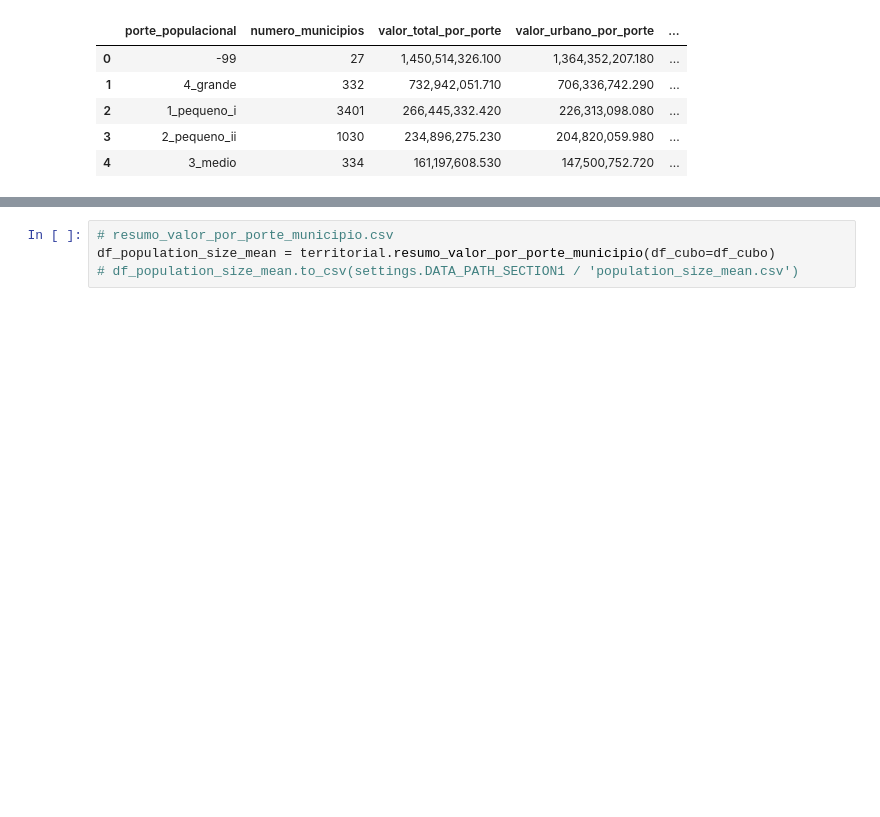
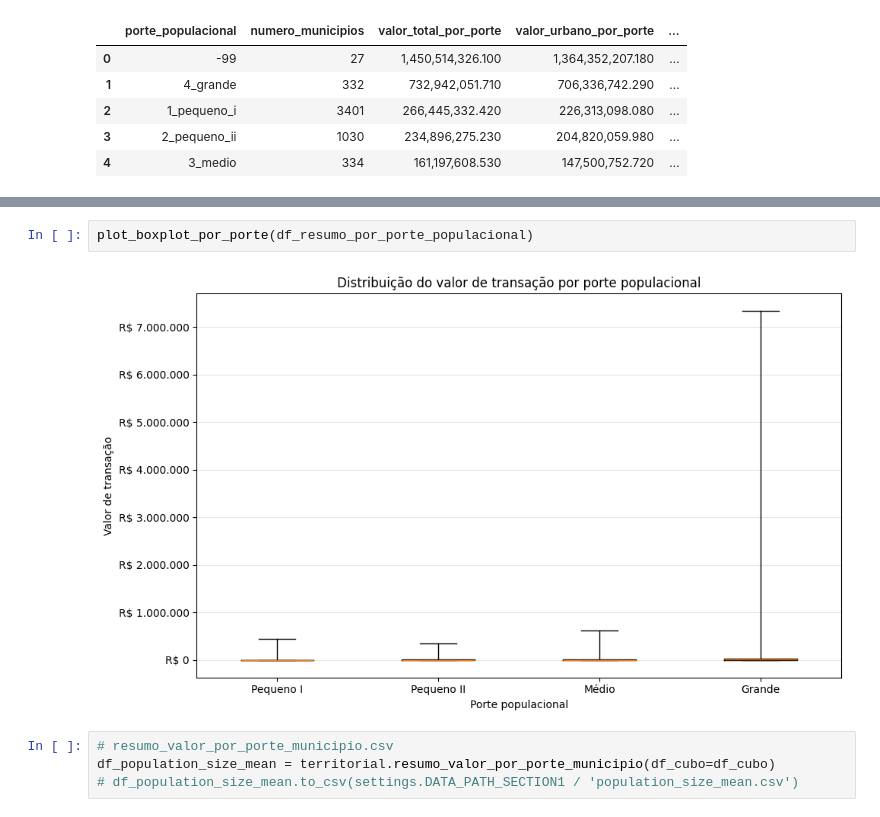
Before and after one commit to SGE-Subsecretaria-de-Gestao-Estrategica/pnab-data-vis, a Jupyter notebook: src/notebooks/v2_gabriel_create_csv.ipynb, the cells around one changed output, grey strips where cells are left out. Drawn from its saved outputs; the diff is of its cells as text; blank space fills up the shorter version.

```diff
--- a/src/notebooks/v2_gabriel_create_csv.ipynb
+++ b/src/notebooks/v2_gabriel_create_csv.ipynb
@@ -179,3 +241,7 @@ df_resumo_por_porte_populacional
+# %%
+plot_boxplot_por_porte(df_resumo_por_porte_populacional)
+# %% [output]
+[figure, added]
 # %%
 # resumo_valor_por_porte_municipio.csv
 df_population_size_mean = territorial.resumo_valor_por_porte_municipio(df_cubo=df_cubo)
```
Also changed, not shown: parts of 21 cells of this notebook, 1 other file.
